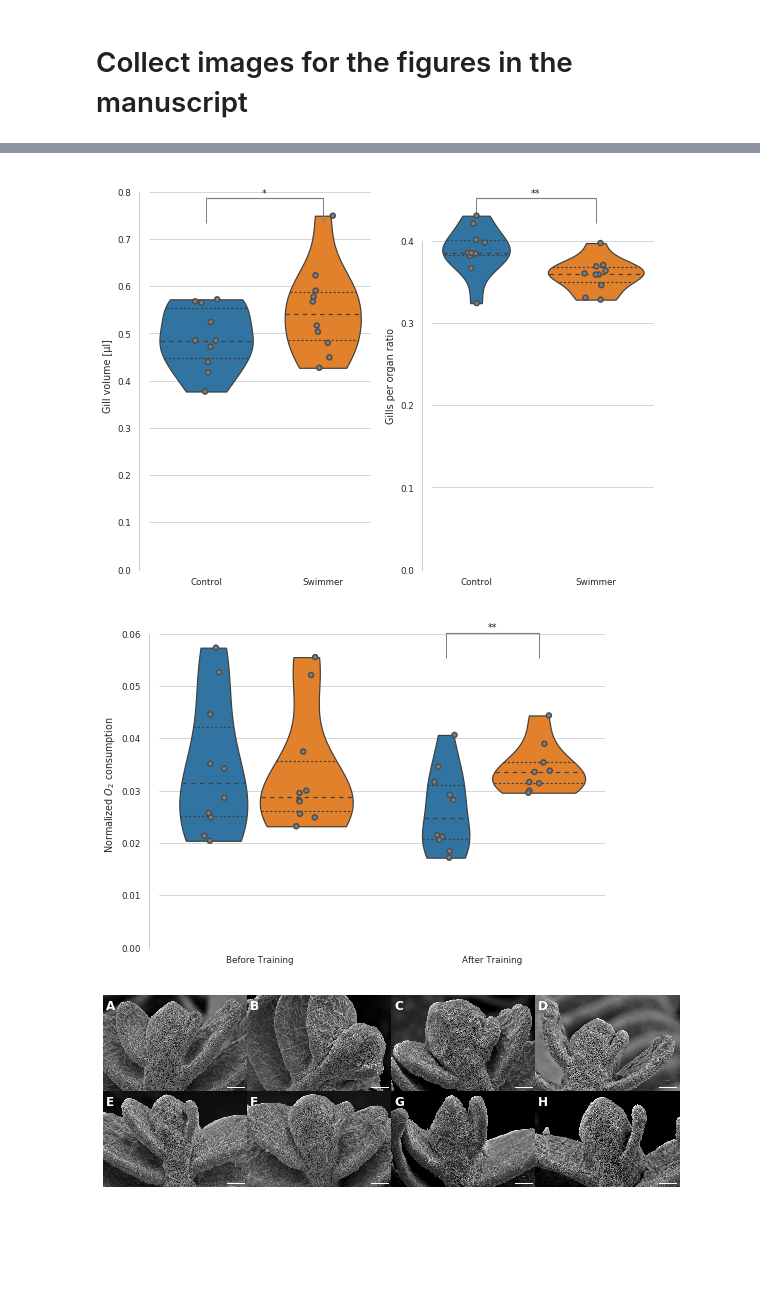
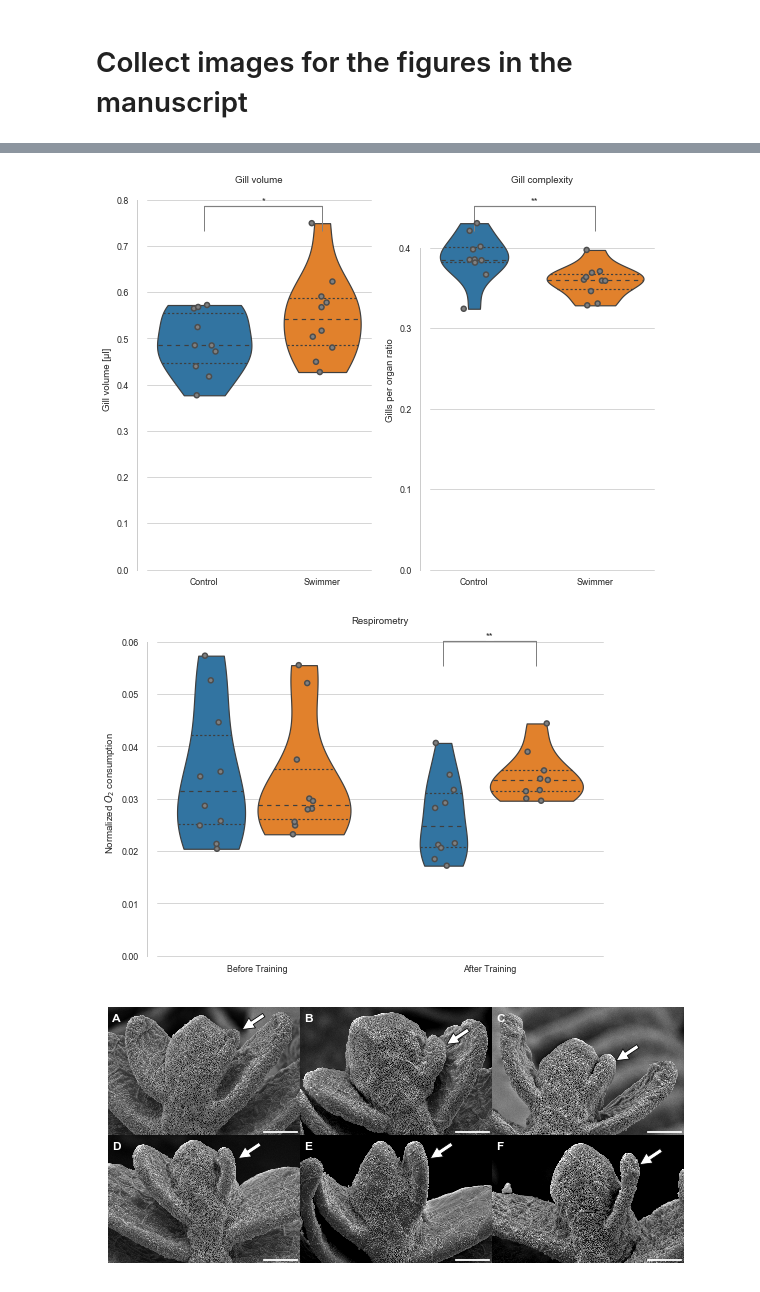
Before and after one commit to habi/Zebra-Fish-Gills, a Jupyter notebook: Gills-Analysis.ipynb, the cells around one changed output, grey strips where cells are left out. Saved outputs shown, nothing was run; the diff lists cells and outputs as text; code cells hidden in the pictures; blank space fills up the shorter version.

```diff
--- a/Gills-Analysis.ipynb
+++ b/Gills-Analysis.ipynb
@@ -416,0 +426,5 @@ The average VOI site is a cube with a side length of 1863 pixels
+# %%
+totalImages = 0
+for i in Data.VOINames:
+    totalImages +=len(i)
+print('In total, we analyzed %s slices' % totalImages)
@@ -3322,5 +3361,5 @@ plt.show()
 # %%
-# Fig 03: uCT data, measurement of volumes: quantification of volume and filling factor
+# Fig 043: uCT data, measurement of volumes: quantification of volume and filling factor
 plt.rcParams['figure.figsize'] = (8, 6)  # Size up figures a bit
 plt.subplot(121)
 bars = seaborn.violinplot(data=Data,
@@ -3360,6 +3399,7 @@ significance_bar(0, 1,
                  p_value_volume)
 if zerotheplots:
     plt.ylim(ymin=0)
+plt.title('Gill volume')
 seaborn.despine(offset=10, trim=True, bottom=True)
 plt.subplot(122)
 seaborn.violinplot(data=Data,
@@ -3384,17 +3424,18 @@ significance_bar(0, 1,
                  p_value_area)
 if zerotheplots:
     plt.ylim(ymin=0)
+plt.title('Gill complexity')
 seaborn.despine(offset=10, trim=True, bottom=True)
 plt.tight_layout()
 plt.savefig(os.path.join(OutPutDir,
-                         'Fig03.png'),
+                         'Fig04.png'),
             bbox_inches='tight',
             pad_inches=0)
 plt.show()
 # %% [output]
-[figure, old version]
+[figure, new version]
 # %%
-# Fig 04: another panel: respirometry
+# Fig 05: another panel: respirometry
 seaborn.violinplot(data=Respirometry,
                    hue='Experiment',
                    y='o2',
@@ -3426,46 +3467,66 @@ significance_bar(1 - 0.2, 1 + 0.2,
                  p_value_respirometry[1])
 if zerotheplots:
     plt.ylim(ymin=0)
+plt.title('Respirometry')
 seaborn.despine(offset=10, trim=True, bottom=True)
 plt.savefig(os.path.join(OutPutDir,
-                         'Fig04.png'),
+                         'Fig05.png'),
             bbox_inches='tight',
             pad_inches=0)
 plt.show()
 # %% [output]
-[figure, old version]
+[figure, new version]
 # %%
-# Load Deas images for Fig05
+# List Deas images for Fig06
 sprouting = glob.glob(os.path.join('*Originals',
                                    '*dea',
                                    '*.tif'))
+# Remove the unneeded ones
+sprouting.remove('Figure-Originals\\sprouting_dea\\001_S5_2.tif')
+sprouting.remove('Figure-Originals\\sprouting_dea\\003_S4_2.tif')
+sprouting.remove('Figure-Originals\\sprouting_dea\\007_S8_2.tif')
+# %%
+# Draw the arrows here (as measured by Dea in ImageJ)
+arrowcoordinates = ((3984,924),
+                    (4386,1398),
+                    (3666,1920), # on flipped image
+                    (3864,954),
+                    (3858,954),
+                    (4416,1152))
 # %%
-# Fig 05: then budding stages
-plt.rcParams['figure.figsize'] = (8, 8 / 3.0)
+# Fig 06: then budding stages
+plt.rcParams['figure.figsize'] = (8, 8 / 2.25)
 pixelsize_sprouting = 0.0135  # as measured in ImageJ, from the 40 um scalebar in the originals
-for c, img in enumerate(sprouting[1:]):  # The first image is not needed...
-    plt.subplot(2, 4, c + 1)
+for c, img in enumerate(sprouting):  # The first image is not needed...
+    plt.subplot(2, 3, c + 1)
     img = imageio.imread(img)[:4095, :]  # We crop the bottom of the image containing the SEM information
-    if c == 3:
+    if c == 2:
         plt.imshow(numpy.fliplr(img))
     else:
         plt.imshow(img)
+    plt.gca().annotate('',
+                       xy=(arrowcoordinates[c][0]+500*.618,
+                           arrowcoordinates[c][1]-333*.618),
+                       xytext=(arrowcoordinates[c][0]+500*2,
+                               arrowcoordinates[c][1]-333*2),
+                       arrowprops=dict(facecolor='white',
+                                       edgecolor='black'))
     plt.gca().add_artist(ScaleBar(pixelsize_sprouting,
                                   'um',
-                                  fixed_value=10,
-                                  font_properties={'size': 0}))
+                                  fixed_value=15,
+                                  label_formatter = lambda x,y:''))
     image_label(img, string.ascii_uppercase[c])
     plt.gca().set_axis_off()
     plt.margins(0, 0)
     plt.gca().xaxis.set_major_locator(plt.NullLocator())
     plt.gca().yaxis.set_major_locator(plt.NullLocator())
 plt.subplots_adjust(0, 0, 1, 1, 0, 0)
-plt.savefig(os.path.join(OutPutDir, 'Fig05.png'),
+plt.savefig(os.path.join(OutPutDir, 'Fig06.png'),
             bbox_inches='tight',
             pad_inches=0)
 plt.show()
 # %% [output]
-[figure, old version]
+[figure, new version]
 # %%
 # Load Helenas images for Fig06
 # They are the single channels from the tiff files with adapted histogram and saved out as PNG with ImageJ
```
Also changed, not shown: parts of 41 cells of this notebook.
